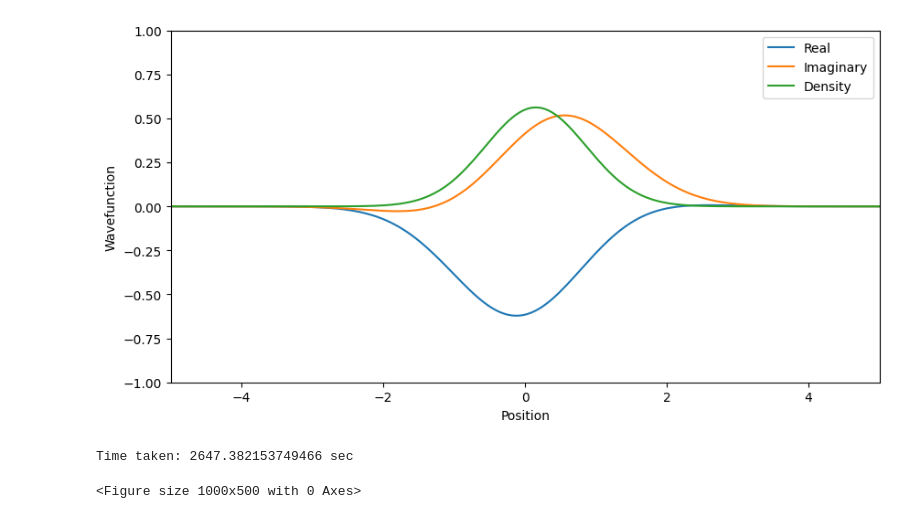
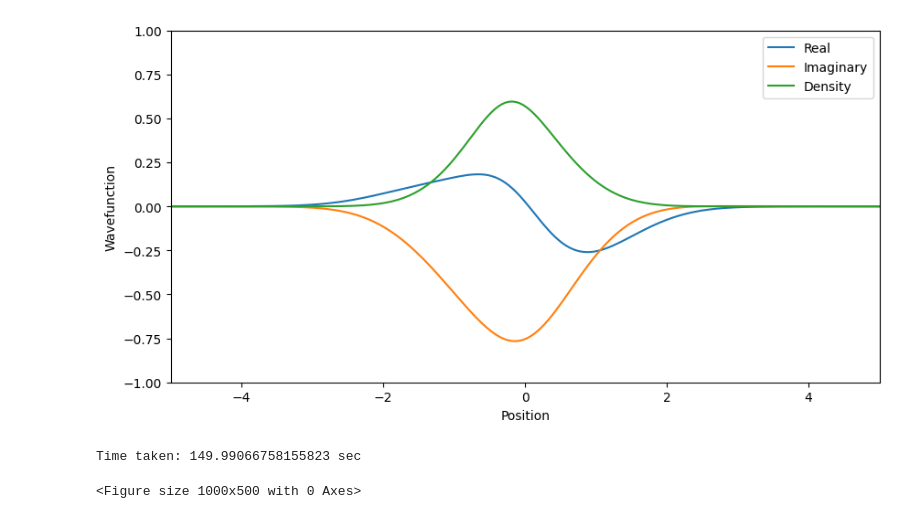
Before and after one commit to ascsn/wavefunction-dimensionality-reduction, a Jupyter notebook: high_fidelity/hf_solver_demo.ipynb, the cells around one changed output. Drawn from its saved outputs; the diff is of its cells as text; code cells hidden in the pictures.

```diff
--- a/high_fidelity/hf_solver_demo.ipynb
+++ b/high_fidelity/hf_solver_demo.ipynb
@@ -4,20 +4,20 @@ from hf_solver import hf_solver
 # %%
 # Initalizes the object
 #  (h_bar, mass, ang_freq, q, dx, x_limit, dt, t_final)
-sim = hf_solver(1, 1, 1, -5, 0.05, 5, 0.01, 20)
+sim = hf_solver(1, 1, 1, -5, 0.05, 5, 0.01, 5)
 
 domain, timeframe = sim.get_ranges()
 
 # Sets the initial state
 sim.set_initial_state(x0 = 0.5)
 
 # Sets the hamiltonian matrix and choose wavefunction scheme
 # QHO: Quantum Harmonic Oscillator; GP: Gross-Pitaevskii
-sim.construct_hamiltonian("QHO")
+sim.construct_hamiltonian("GP")
 
 # Runs the animation
-sim.run_animation(gif = True)
+sim.run_solver(gif = False, animation = True, collect_data = True)
 # %% [output]
-[figure, old version]
+[figure, new version]
-Time taken: 2647.382153749466 sec
+Time taken: 149.99066758155823 sec
 <Figure size 1000x500 with 0 Axes>
```
Also changed, not shown: parts of 3 cells of this notebook, 1 other file.
